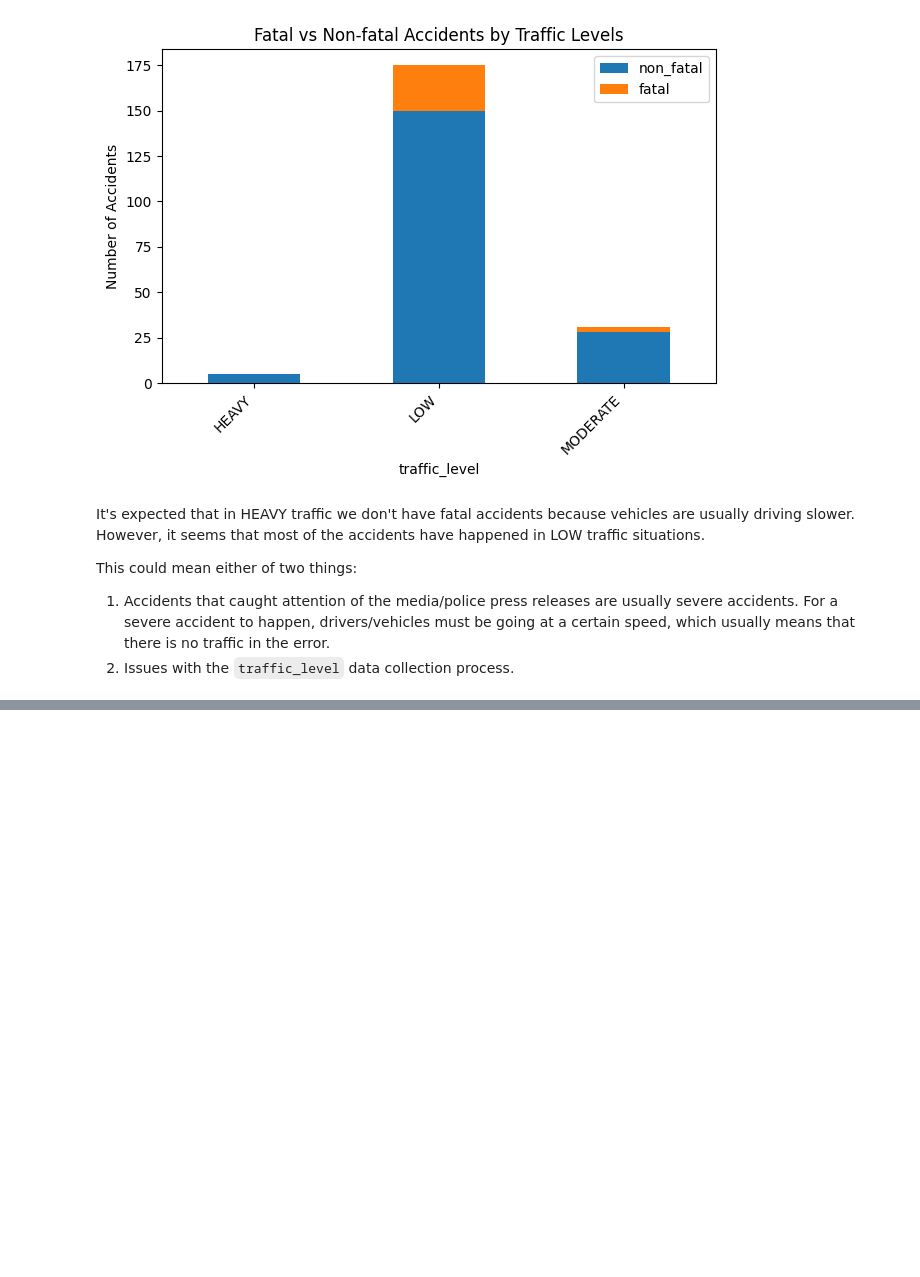
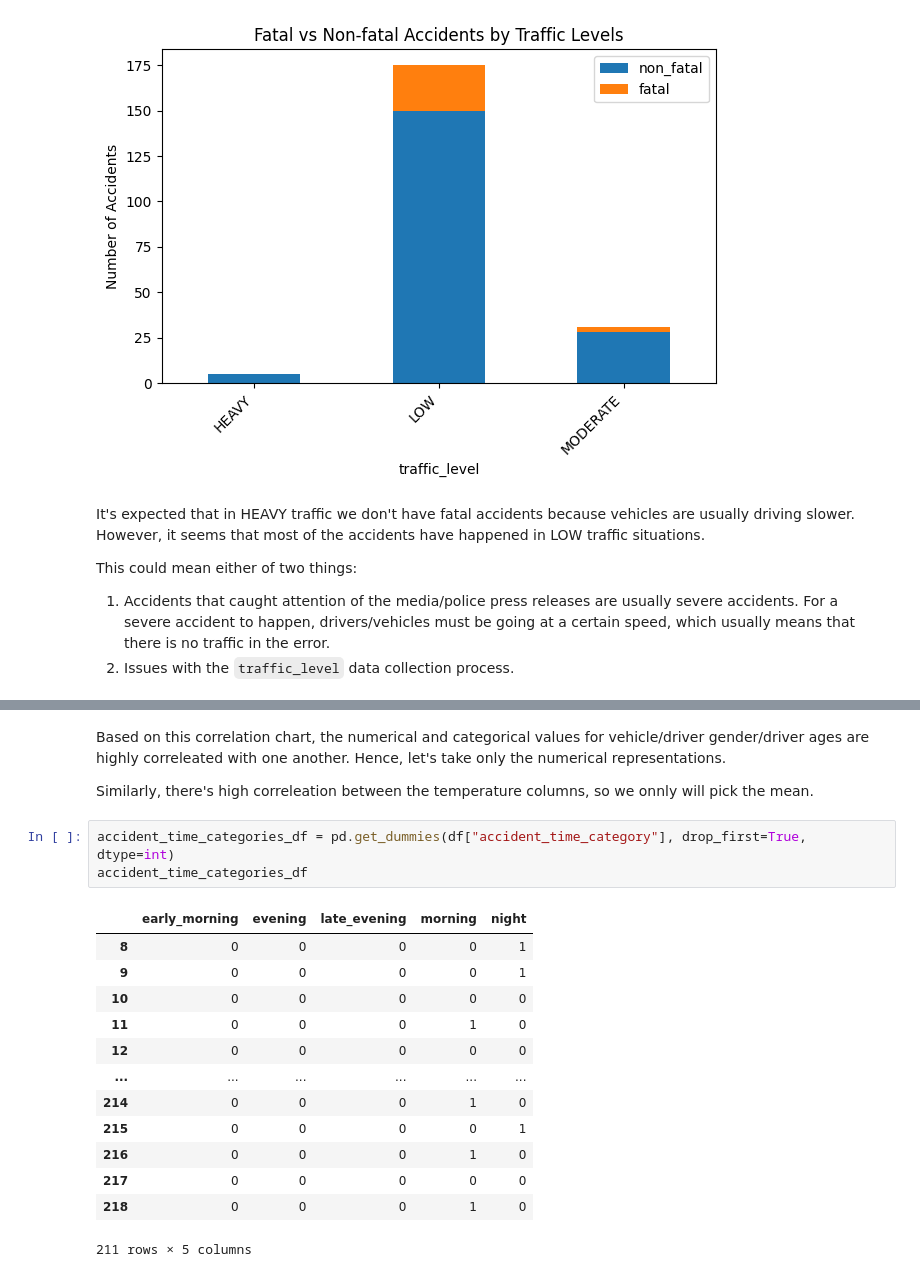
Before and after one commit to michael-vella/ics5110-assignment, a Jupyter notebook: notebooks/individual/michael_vella/svm_implementation.ipynb, the cells around one changed output, grey strips where cells are left out. Saved outputs shown, nothing was run; the diff lists cells and outputs as text; blank space fills up the shorter version.

```diff
--- a/notebooks/individual/michael_vella/svm_implementation.ipynb
+++ b/notebooks/individual/michael_vella/svm_implementation.ipynb
@@ -998,0 +1007,21 @@ plt.show()
+# %% [markdown]
+Based on this correlation chart, the numerical and categorical values for vehicle/driver gender/driver ages are highly correleated with one another. Hence, let's take only the numerical representations.
+
+Similarly, there's high correleation between the temperature columns, so we onnly will pick the mean.
+# %%
+accident_time_categories_df = pd.get_dummies(df["accident_time_category"], drop_first=True, dtype=int)
+accident_time_categories_df
+# %% [output]
+|  | early_morning | evening | late_evening | morning | night |
+| 8 | 0 | 0 | 0 | 0 | 1 |
+| 9 | 0 | 0 | 0 | 0 | 1 |
+| 10 | 0 | 0 | 0 | 0 | 0 |
+| 11 | 0 | 0 | 0 | 1 | 0 |
+| 12 | 0 | 0 | 0 | 0 | 0 |
+| ... | ... | ... | ... | ... | ... |
+| 214 | 0 | 0 | 0 | 1 | 0 |
+| 215 | 0 | 0 | 0 | 0 | 1 |
+| 216 | 0 | 0 | 0 | 1 | 0 |
+| 217 | 0 | 0 | 0 | 0 | 0 |
+| 218 | 0 | 0 | 0 | 1 | 0 |
+211 rows × 5 columns
```
Also changed, not shown: parts of 16 cells of this notebook.
